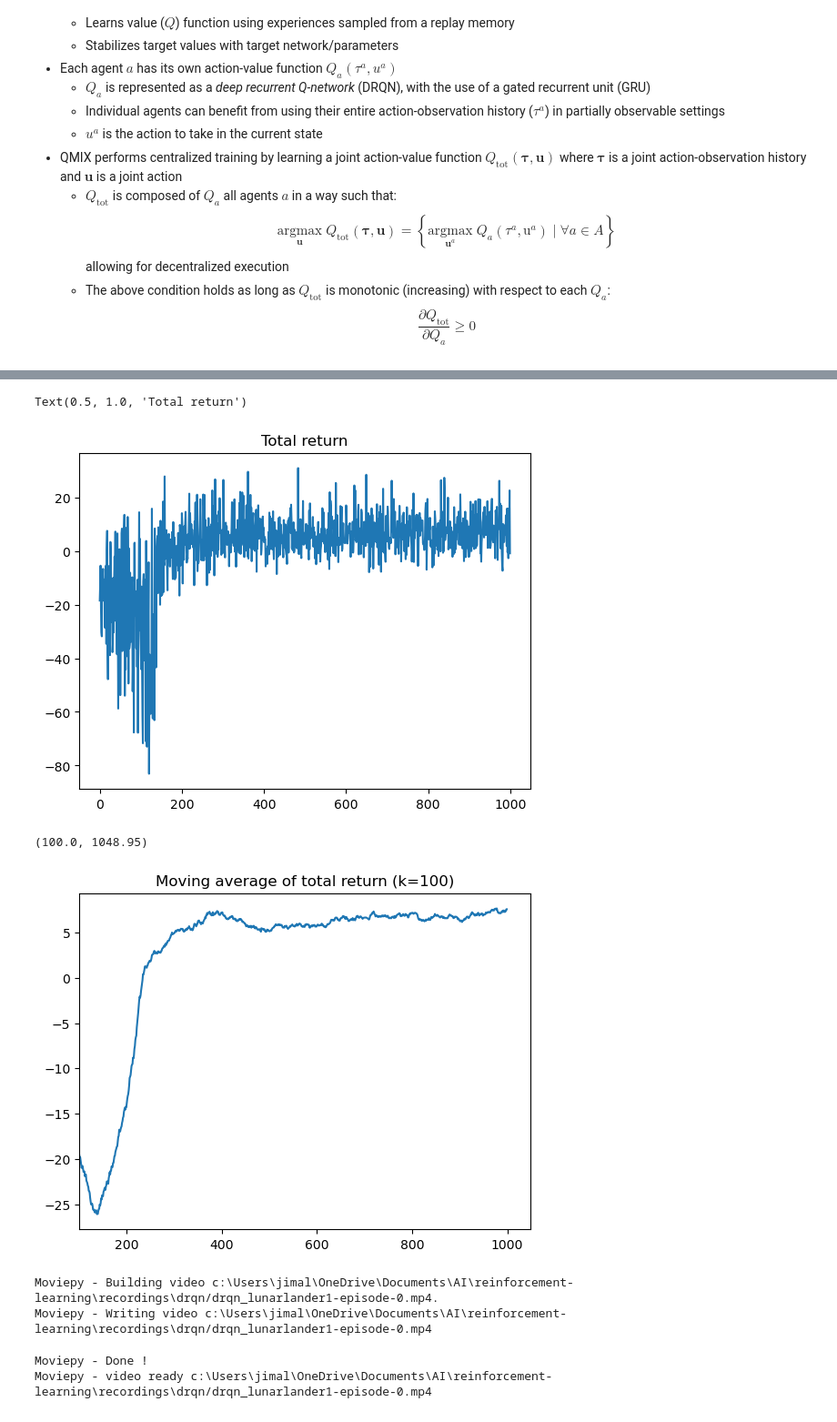
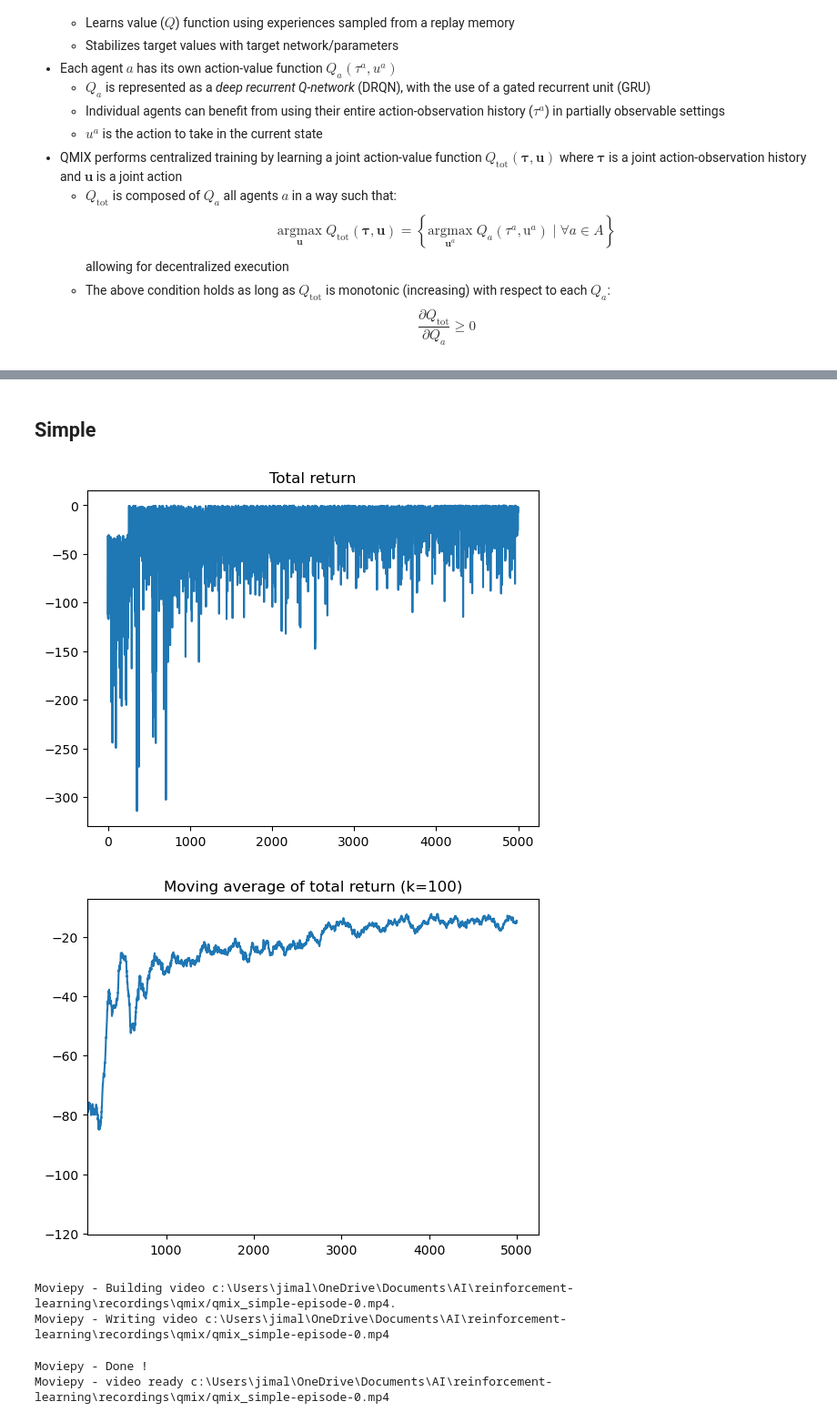
Before and after one commit to jimtoledo/reinforcement-learning, a Jupyter notebook: notebooks/qmix.ipynb, the cells around one changed output, grey strips where cells are left out. Shown: that part at 91% size. Cells and saved outputs as stored; diff of their text form; code cells hidden in the pictures.

Commit message:
QMIX MPE tests

```diff
--- a/notebooks/qmix.ipynb
+++ b/notebooks/qmix.ipynb
@@ -11,7 +11,3 @@ import torch.multiprocessing as mp
 from tqdm import tqdm
 import os
 os.chdir('..')
-# %%
-from pettingzoo.mpe import simple_speaker_listener_v4
-env = simple_speaker_listener_v4.env(continuous_actions=False, render_mode="rgb_array")
-env.reset()
@@ -76,37 +64,20 @@ with open('testfiles/drqn_lunarlander.results', 'rb') as file:
-# %%
-episode_returns = res['episode_returns']
-plt.plot(range(len(episode_returns)), episode_returns)
-plt.title('Total return')
-# %% [output]
-Text(0.5, 1.0, 'Total return')
-[figure, removed]
 # %%
-episode_returns = res['episode_returns']
-plt.plot(range(len(episode_returns)), [np.mean(episode_returns[max(0,x-100):x+1]) for x in range(len(episode_returns))])
-plt.title('Moving average of total return (k=100)')
-plt.xlim(left=100)
+def show_returns(results):
+    episode_returns = results['episode_returns']
+    episode_returns = results['episode_returns'][list(episode_returns.keys())[0]]
+    plt.plot(range(len(episode_returns)), episode_returns)
+    plt.title('Total return')
+    plt.show()
+    plt.plot(range(len(episode_returns)), [np.mean(episode_returns[max(0,x-100):x+1]) for x in range(len(episode_returns))])
+    plt.title('Moving average of total return (k=100)')
+    plt.xlim(left=100)
+    plt.show()
-# %% [output]
-(100.0, 1048.95)
-[figure, removed]
-# %%
-import gymnasium as gym
-from gymnasium.utils.save_video import save_video
-env = gym.make('LunarLander-v2', render_mode='rgb_array')
-env.metadata['render_fps']=30
-state = env.reset()[0]
-obs_history = torch.tensor(state, dtype=torch.float32).unsqueeze(0)
-frames=[]
-for t in count():
-    frames.append(env.render())
-    action = res['final_model'].select_action(obs_history).item()
-    state, reward, terminated, truncated, _ = env.step(action)
-    obs_history = torch.cat((obs_history, torch.tensor(state, dtype=torch.float32).unsqueeze(0)))
-    if terminated or truncated:
-        break
-save_video(frames, "recordings/drqn", fps=60, name_prefix='drqn_lunarlander1')
-env.close()
-# %% [output]
-Moviepy - Building video c:\Users\jimal\OneDrive\Documents\AI\reinforcement-learning\recordings\drqn/drqn_lunarlander1-episode-0.mp4.
-Moviepy - Writing video c:\Users\jimal\OneDrive\Documents\AI\reinforcement-learning\recordings\drqn/drqn_lunarlander1-episode-0.mp4
-Moviepy - Done !
-Moviepy - video ready c:\Users\jimal\OneDrive\Documents\AI\reinforcement-learning\recordings\drqn/drqn_lunarlander1-episode-0.mp4
+# %%
+def right_pad(length: int, *inputs: torch.Tensor, dim: int = 0, value=0):
+    '''
+    Right-pads the input tensors to the specified length in the given dimension and return
+    '''
+    inputs = tuple(input.transpose(0, dim) for input in inputs) #swap with outermost dimension
+    #pad outermost dimension, then swap dims back
+    outs = tuple(F.pad(input, 2*tuple(0 for _ in range(input.ndim-1)) + (0, length-input.shape[0]), value=value).transpose(0, dim) for input in inputs)
+    return outs if len(outs) > 1 else outs[0]
@@ -112,0 +136,15 @@ Moviepy - video ready c:\Users\jimal\OneDrive\Documents\AI\reinforcement-learnin
+# %% [markdown]
+## Simple
+# %%
+returns = get_saved_results('qmix_simple')
+show_returns(returns)
+from pettingzoo.mpe import simple_v3
+env = simple_v3.env(render_mode='rgb_array')
+run_record_model(returns['final_model'], env, num_episodes=10, video_prefix='qmix_simple', seeds=returns['seeds'])
+# %% [output]
+[figure, added]
+[figure, added]
+Moviepy - Building video c:\Users\jimal\OneDrive\Documents\AI\reinforcement-learning\recordings\qmix/qmix_simple-episode-0.mp4.
+Moviepy - Writing video c:\Users\jimal\OneDrive\Documents\AI\reinforcement-learning\recordings\qmix/qmix_simple-episode-0.mp4
+Moviepy - Done !
+Moviepy - video ready c:\Users\jimal\OneDrive\Documents\AI\reinforcement-learning\recordings\qmix/qmix_simple-episode-0.mp4
```
Also changed, not shown: parts of 15 cells of this notebook, 9 other files.
